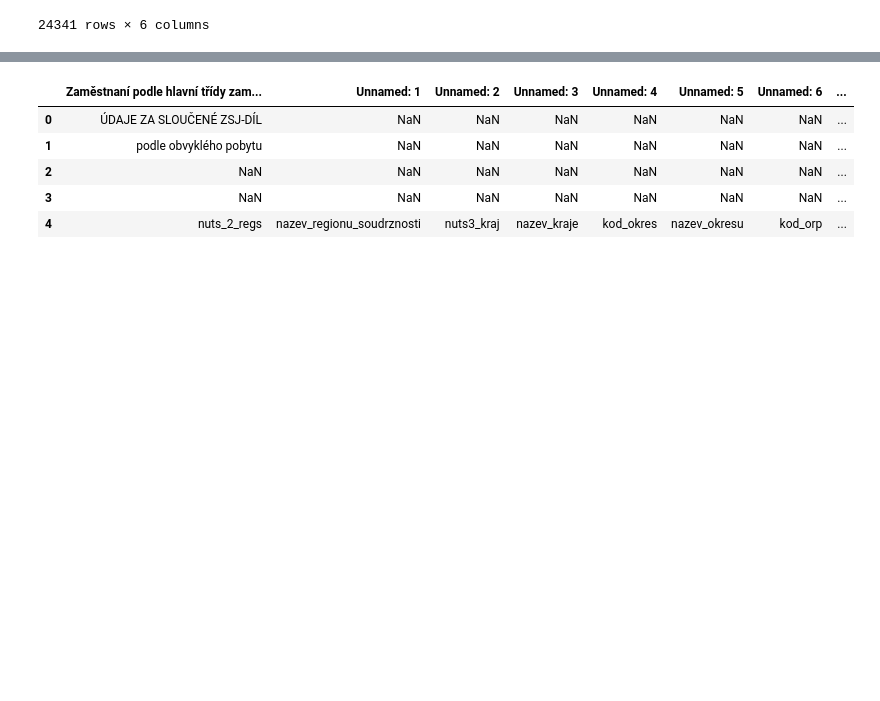
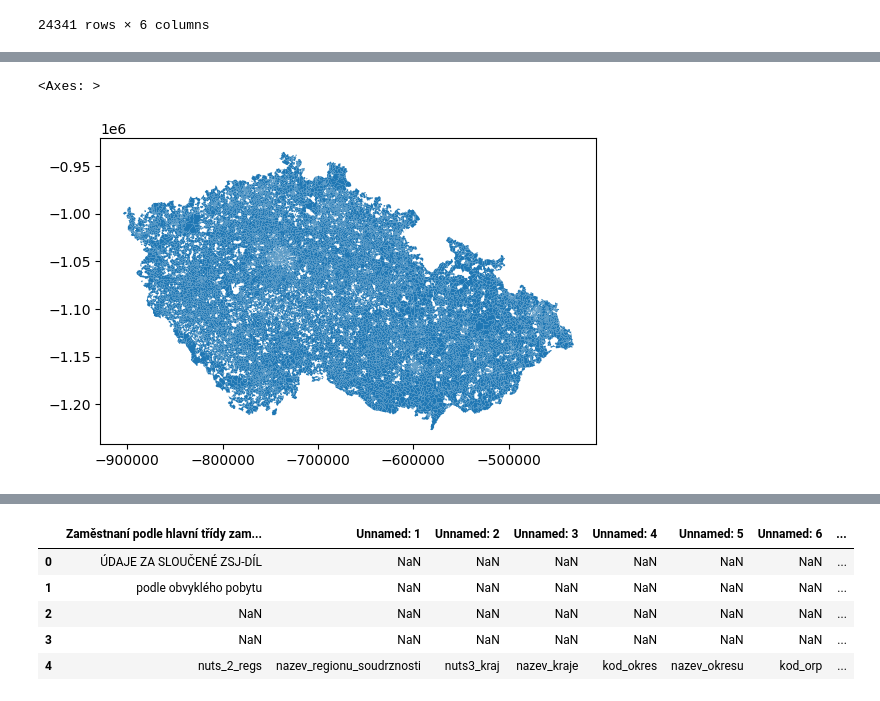
Before and after one commit to uscuni/people_places, a Jupyter notebook: Notebooks/czechia/census_nadzsjd.ipynb, the cells around one changed output, grey strips where cells are left out. Drawn from its saved outputs; the diff is of its cells as text; code cells hidden in the pictures; blank space fills up the shorter version.

```diff
--- a/Notebooks/czechia/census_nadzsjd.ipynb
+++ b/Notebooks/czechia/census_nadzsjd.ipynb
@@ -142,0 +247,7 @@ prevodnik[prevodnik.kod_zsj.duplicated(False)].sort_values('kod_zsj')
+# %%
+dissolved_gdf = gdf.dissolve(by='kod_nadzsj_d', aggfunc='first')
+# %%
+dissolved_gdf.plot()
+# %% [output]
+<Axes: >
+[figure, added]
```
Also changed, not shown: parts of 18 cells of this notebook.
